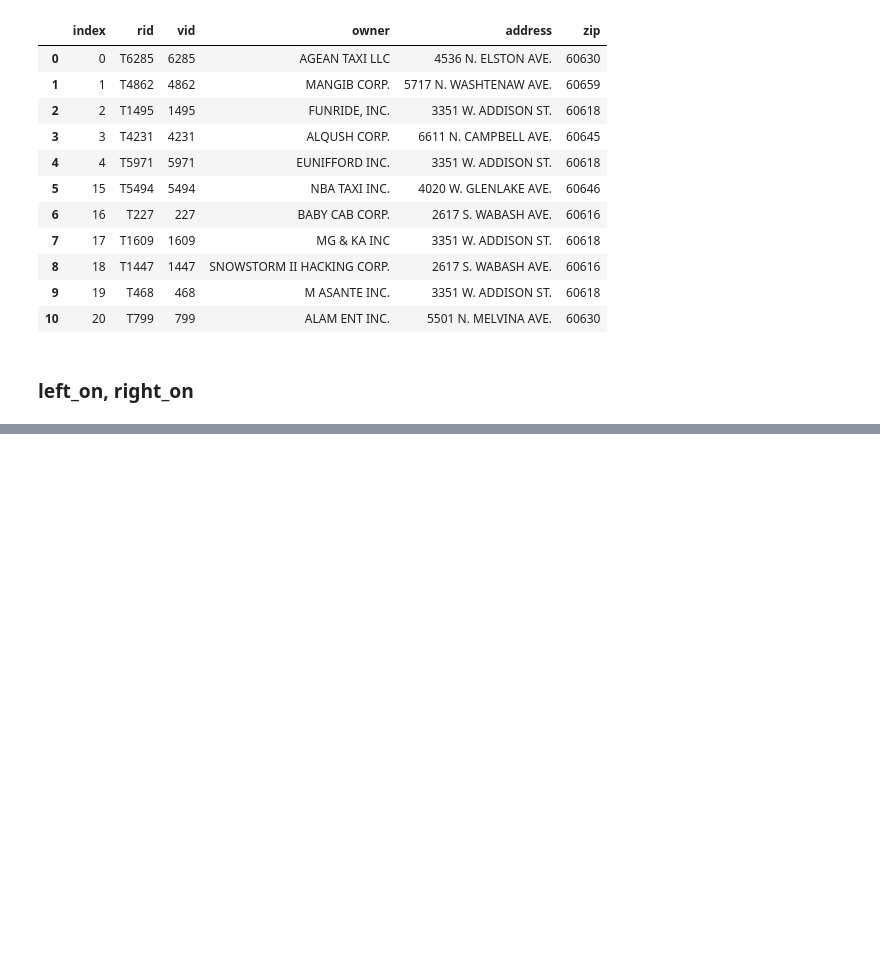
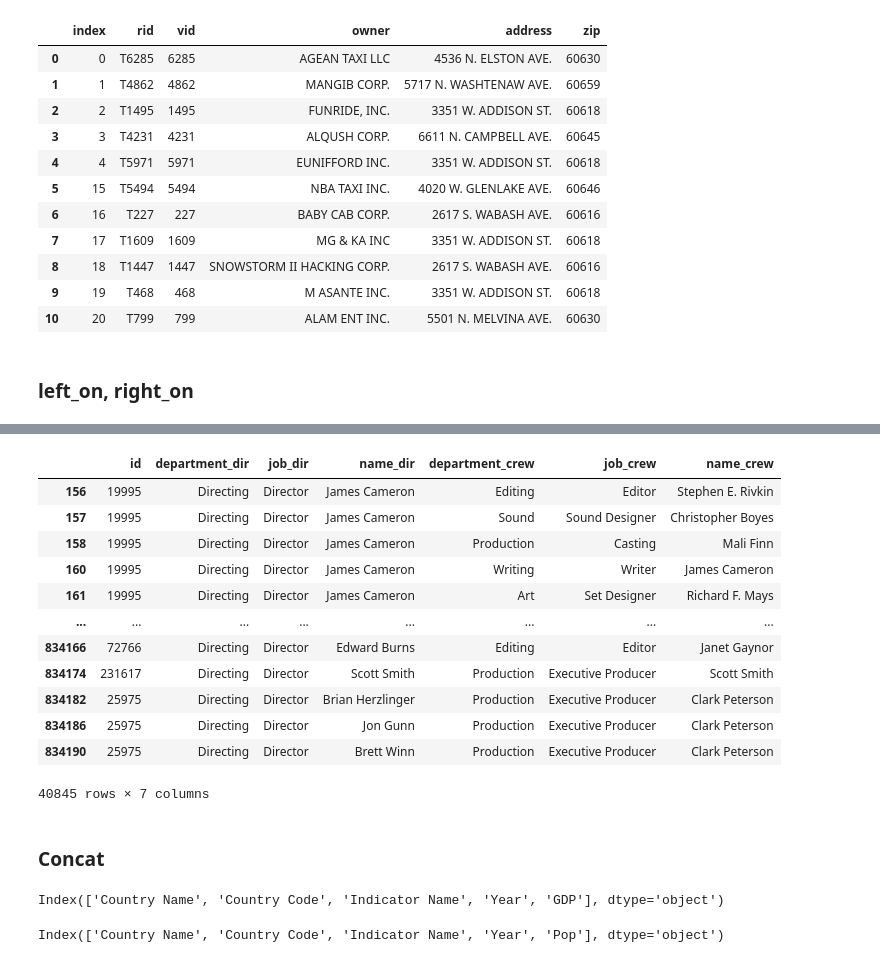
Before and after one commit to Kinetics20/Data_Science_notes, a Jupyter notebook: notebooks/pandas_merge_2.ipynb, the cells around one changed output, grey strips where cells are left out. Saved outputs shown, nothing was run; the diff lists cells and outputs as text; code cells hidden in the pictures; blank space fills up the shorter version.

```diff
--- a/notebooks/pandas_merge_2.ipynb
+++ b/notebooks/pandas_merge_2.ipynb
@@ -263,0 +407,18 @@ pd.concat([df_5, df_15], ignore_index=False).reset_index(drop=False)
+# %%
+df_crews_self[(df_crews_self['job_dir'] == 'Director') & (df_crews_self['job_crew'] != 'Director')]
+# %% [output]
+|  | id | department_dir | job_dir | name_dir | department_crew | job_crew | name_crew |
+| 156 | 19995 | Directing | Director | James Cameron | Editing | Editor | Stephen E. Rivkin |
+| 157 | 19995 | Directing | Director | James Cameron | Sound | Sound Designer | Christopher Boyes |
+| 158 | 19995 | Directing | Director | James Cameron | Production | Casting | Mali Finn |
+| 160 | 19995 | Directing | Director | James Cameron | Writing | Writer | James Cameron |
+| 161 | 19995 | Directing | Director | James Cameron | Art | Set Designer | Richard F. Mays |
+| ... | ... | ... | ... | ... | ... | ... | ... |
+| 834166 | 72766 | Directing | Director | Edward Burns | Editing | Editor | Janet Gaynor |
+| 834174 | 231617 | Directing | Director | Scott Smith | Production | Executive Producer | Scott Smith |
+| 834182 | 25975 | Directing | Director | Brian Herzlinger | Production | Executive Producer | Clark Peterson |
+| 834186 | 25975 | Directing | Director | Jon Gunn | Production | Executive Producer | Clark Peterson |
+| 834190 | 25975 | Directing | Director | Brett Winn | Production | Executive Producer | Clark Peterson |
+40845 rows × 7 columns
+# %% [markdown]
+### Concat
@@ -263,0 +428,8 @@ pd.concat([df_5, df_15], ignore_index=False).reset_index(drop=False)
+# %%
+df_gdp.columns
+# %% [output]
+Index(['Country Name', 'Country Code', 'Indicator Name', 'Year', 'GDP'], dtype='object')
+# %%
+df_pop.columns
+# %% [output]
+Index(['Country Name', 'Country Code', 'Indicator Name', 'Year', 'Pop'], dtype='object')
```
Also changed, not shown: parts of 30 cells of this notebook.
